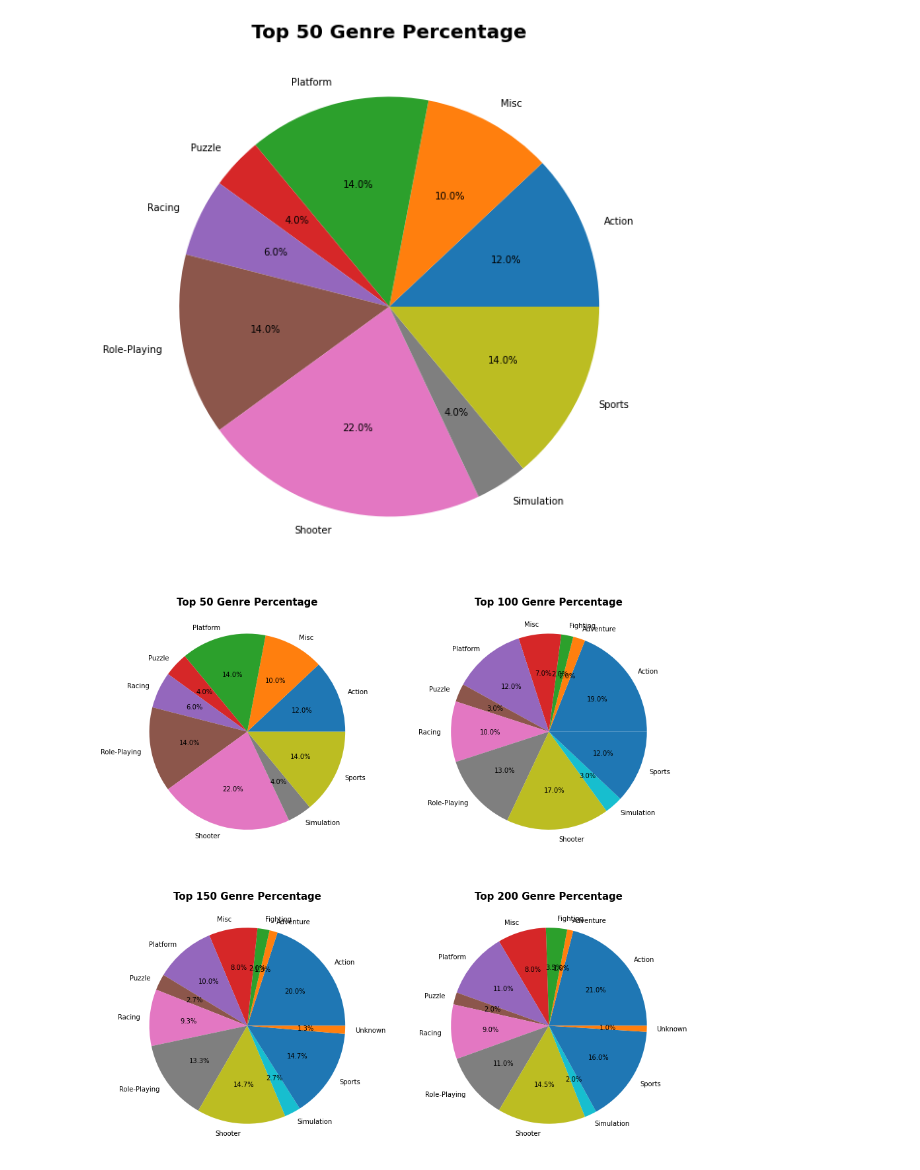
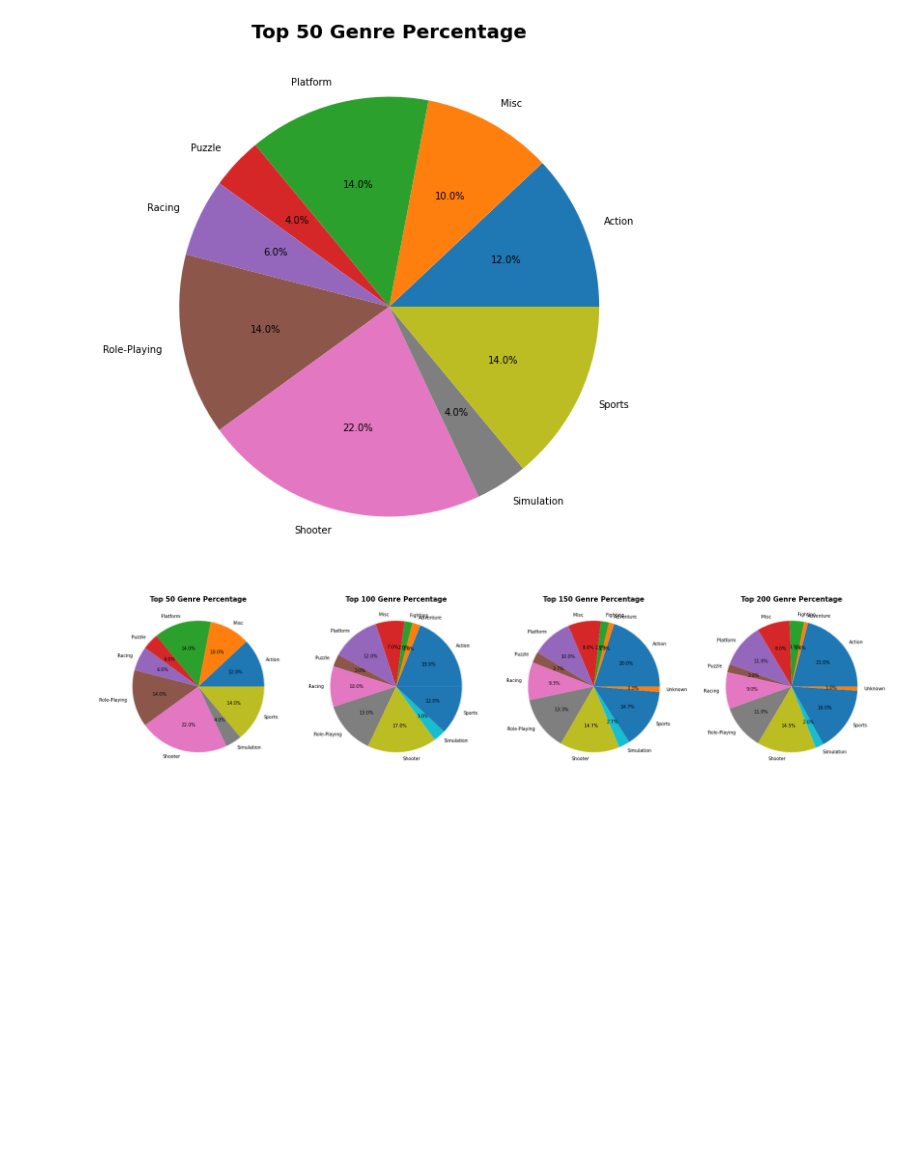
Before and after one commit to sksos7/Project, a Jupyter notebook: Codestates_AI_05/Project_S_01/Project_S1_kyu.ipynb, the cells around one changed output. Cells and saved outputs as stored; diff of their text form; code cells hidden in the pictures; blank space fills up the shorter version.

```diff
--- a/Codestates_AI_05/Project_S_01/Project_S1_kyu.ipynb
+++ b/Codestates_AI_05/Project_S_01/Project_S1_kyu.ipynb
@@ -462,3 +462,16 @@ for i in range(30,39):
 plt.show()
 # %% [output]
 [figure]
+# %%
+# 2010 ~ 2020 (17 18 19 20 은 데이터가 적어 제외)
+plt.figure(figsize=(25,10))
+
+for i in range(30,37):
+    plt.subplot(2,5,i+1-30)
+    condition = df_year_platform_visual.iloc[:,i] == 0
+    plt.pie(df_year_platform_visual[~condition].iloc[:,i],
+            labels = df_year_platform_visual[~condition].iloc[:,0].index,
+            autopct='%.1f%%')
+    plt.title(df_year_platform_visual.columns[i], fontdict=title_font)
+
+plt.show()
@@ -637,25 +652,25 @@ plt.show()
 [figure]
 # %%
 # 출고량이 높은 50, 100, 150, 200개의 장르 퍼센트
-plt.figure(figsize=(15,15))
+plt.figure(figsize=(30,15))
 
 title_font = {
     'fontsize': 15,
     'fontweight': 'bold'
 }
 
 for i in range(1,5):
     df_name_genre_area_visual = df_name_genre_area_to_extract.iloc[0:50*i,:]
     df_name_genre_area_visual = df_name_genre_area_visual.reset_index()
     df_name_genre_area_visual = df_name_genre_area_visual.drop('Name',axis=1)
     df_name_genre_area_visual = df_name_genre_area_visual.groupby(['Genre']).count()
 
-    plt.subplot(2,2,i)
+    plt.subplot(1,4,i)
     condition = df_year_platform_visual.iloc[:,i] == 0
     plt.pie(df_name_genre_area_visual['Name_Total'],
             labels = df_name_genre_area_visual.index,
             autopct='%.1f%%')
     plt.title( ('Top '+str(50*i)+' Genre Percentage') , fontdict=title_font)
 plt.show()
 # %% [output]
-[figure, old version]
+[figure, new version]
```
Also changed, not shown: parts of 1 cell of this notebook.
